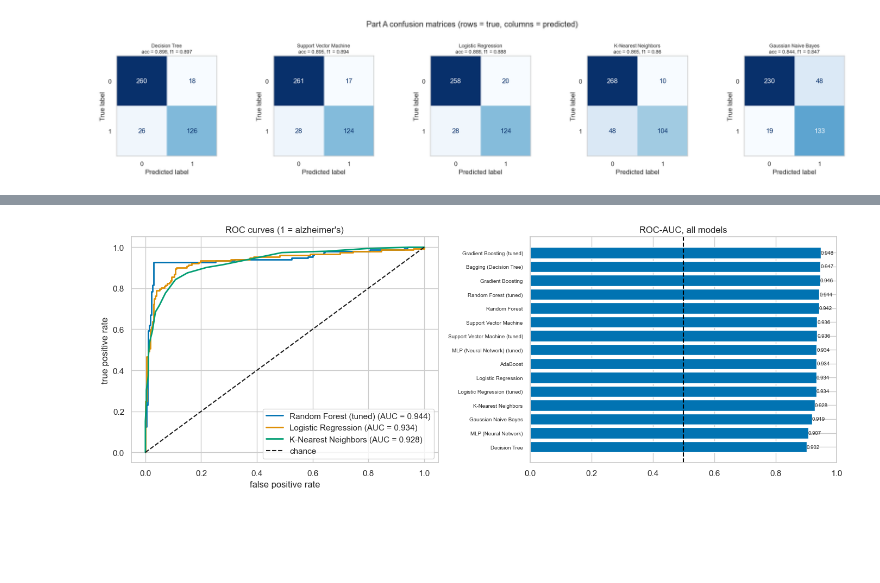
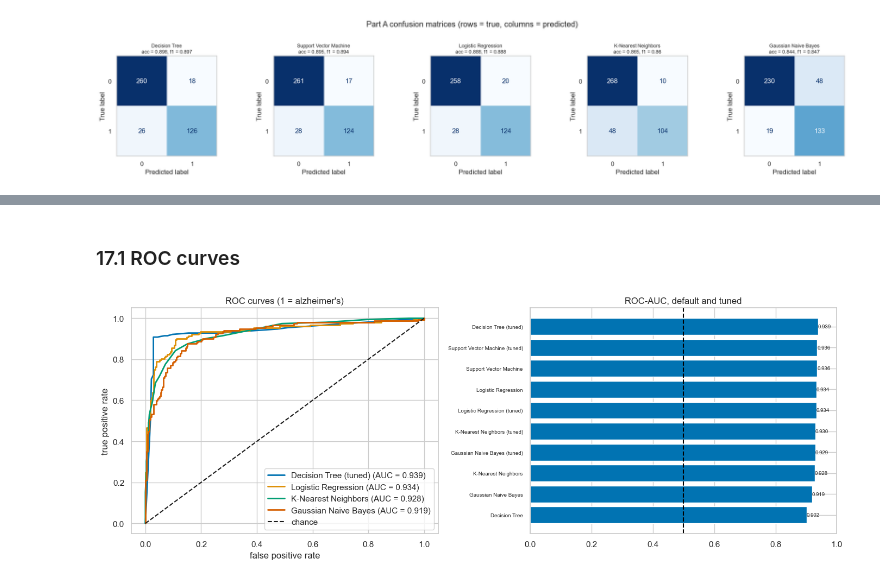
Before and after one commit to Key-to-Code/MLCaseStudy, a Jupyter notebook: classification.ipynb, the cells around one changed output, grey strips where cells are left out. Cells and saved outputs as stored; diff of their text form; code cells hidden in the pictures; blank space fills up the shorter version.

Commit message:
hyperparameter tuning for classification

```diff
--- a/classification.ipynb
+++ b/classification.ipynb
@@ -1291,13 +1069,14 @@ plt.show()
 # %%
 # F1 for each class separately - this is what the weighted average hides
 per_class = {}
-for name in comparison.index:
+for name in part_a.index:
     per_class[name] = f1_score(y_test, fitted_models[name]["y_pred"], labels=CLASS_LABELS, average=None, zero_division=0)
 per_class_df = pd.DataFrame(per_class, index=["0 (no Alzheimer's)", "1 (Alzheimer's)"]).T
 
-plt.figure(figsize=(7.5, 5))
+plt.figure(figsize=(7, 3.6))
 sns.heatmap(per_class_df, annot=True, fmt=".3f", cmap="RdYlGn", vmin=0, vmax=1)
-plt.title("F1 for each class, every model")
+plt.title("F1 for each class, the 5 Part A models")
+plt.tight_layout()
 plt.show()
 
 print(per_class_df.round(4))
@@ -1305,8 +1084,9 @@ print(per_class_df.round(4))
 # the error that matters most here is a missed diagnosis (true 1, predicted 0)
 print()
 print("alzheimer's patients in the test set:", (y_test == 1).sum())
-print("missed alzheimer's cases (false negatives) per model:")
-for name in comparison.index:
+print("missed cases (FN) and false alarms (FP) per model:")
+for name in part_a.index:
     missed = ((y_test.values == 1) & (fitted_models[name]["y_pred"] == 0)).sum()
-    print("  ", name, ":", missed)
+    false_alarm = ((y_test.values == 0) & (fitted_models[name]["y_pred"] == 1)).sum()
+    print("  ", name, ": missed", missed, " false alarms", false_alarm)
 # %% [output]
@@ -1442,5 +1207,5 @@ MLP (Neural Network)
 # %%
-# testing each tuned model on the same test set
+# scoring each tuned model on the same test set as before
 for name in tuned_models:
     model = tuned_models[name]
     y_pred = model.predict(X_test)
@@ -1470,10 +1235,11 @@ for name in tuned_models:
         "Tuned AUC": after["ROC-AUC"],
         "AUC change": after["ROC-AUC"] - before["ROC-AUC"],
         "Default MacroF1": before["Macro F1"],
-        "Tuned MacroF1": after["Macro F1"]
+        "Tuned MacroF1": after["Macro F1"],
+        "Best CV F1": best_cv_scores[name]
     })
 
 tuning_table = pd.DataFrame(rows).set_index("model")
-print("before vs after tuning (on the test set)")
+print("before vs after tuning (test set), plus the CV score the search actually optimised")
 tuning_table.round(4)
 # %% [output]
@@ -1530,11 +1323,18 @@ The guidelines need cross validation for at least the two best models. One 430 r
 # %%
 from sklearn.model_selection import cross_validate
 
-ranking = pd.DataFrame(results).T
-ranking["F1"] = ranking["F1"].astype(float)
-ranking = ranking.sort_values("F1", ascending=False)
-top_two = list(ranking.index[:2])
-print("two best models by test weighted F1:", top_two)
+# the top two rows of the table are both decision trees (tuned and default) and cross validating
+# a model against its own default doesn't compare much, so we take the best row per algorithm
+# first and then the top two different algorithms out of that
+best_per_algorithm = {}
+for name in full_ranking.index:
+    algo = name.replace(" (tuned)", "")
+    if algo not in best_per_algorithm:
+        best_per_algorithm[algo] = name
+
+print("best row for each algorithm:", list(best_per_algorithm.values()))
+top_two = list(best_per_algorithm.values())[:2]
+print("two best algorithms:", top_two)
 print()
 
 cv_results = {}
@@ -1681,29 +1465,30 @@ What we're not claiming: that it's better than gradient boosting. They're tied i
+# %% [markdown]
+### 17.1 ROC curves
 # %%
 from sklearn.metrics import roc_curve, auc
 
 fig, axes = plt.subplots(1, 2, figsize=(14, 5.2))
 
 # only 2 classes so there's just one ROC curve per model (class 1 vs class 0)
-# plotting the final model next to the linear baseline and KNN to compare
-for name in [BEST_MODEL_NAME, "Logistic Regression", "K-Nearest Neighbors"]:
+for name in [BEST_MODEL_NAME, "Logistic Regression", "K-Nearest Neighbors", "Gaussian Naive Bayes"]:
     fpr, tpr, _ = roc_curve(y_test, fitted_models[name]["y_proba"][:, 1])
     axes[0].plot(fpr, tpr, linewidth=2, label=name + " (AUC = " + str(round(auc(fpr, tpr), 3)) + ")")
 axes[0].plot([0, 1], [0, 1], "k--", label="chance")
 axes[0].set_title("ROC curves (1 = alzheimer's)")
 axes[0].set_xlabel("false positive rate")
 axes[0].set_ylabel("true positive rate")
 axes[0].legend(loc="lower right")
 
-# AUC for every model
+# AUC for every row in the table
 auc_values = full_ranking["ROC-AUC"].sort_values()
 bars = axes[1].barh(auc_values.index, auc_values.values)
 axes[1].axvline(0.5, color="black", linestyle="--")
 axes[1].set_xlim(0, 1)
-axes[1].set_title("ROC-AUC, all models")
+axes[1].set_title("ROC-AUC, default and tuned")
 axes[1].bar_label(bars, fmt="%.3f", fontsize=7)
 axes[1].tick_params(axis="y", labelsize=7)
 
 plt.tight_layout()
 plt.show()
 # %% [output]
-[figure, old version]
+[figure, new version]
```
Also changed, not shown: parts of 100 cells of this notebook, 1 other file.
